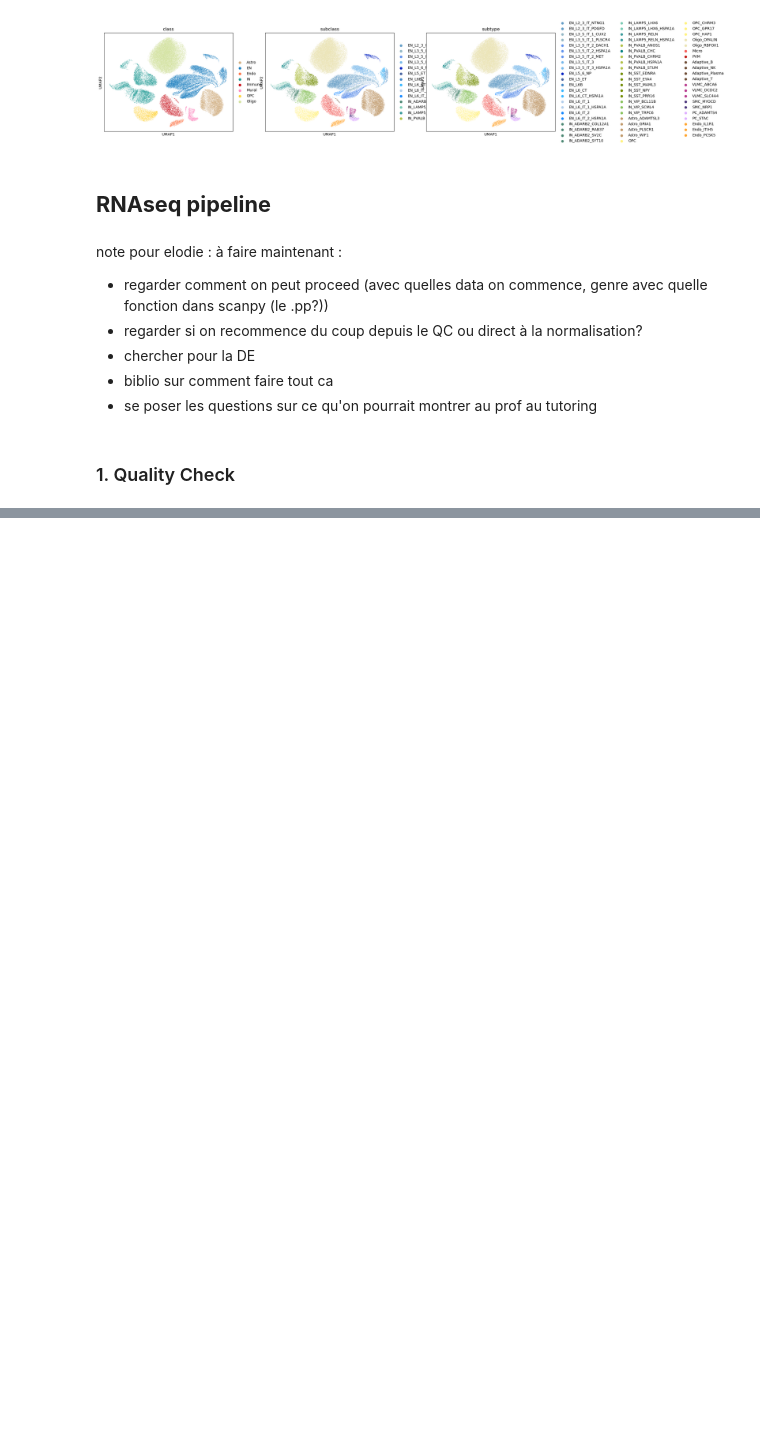
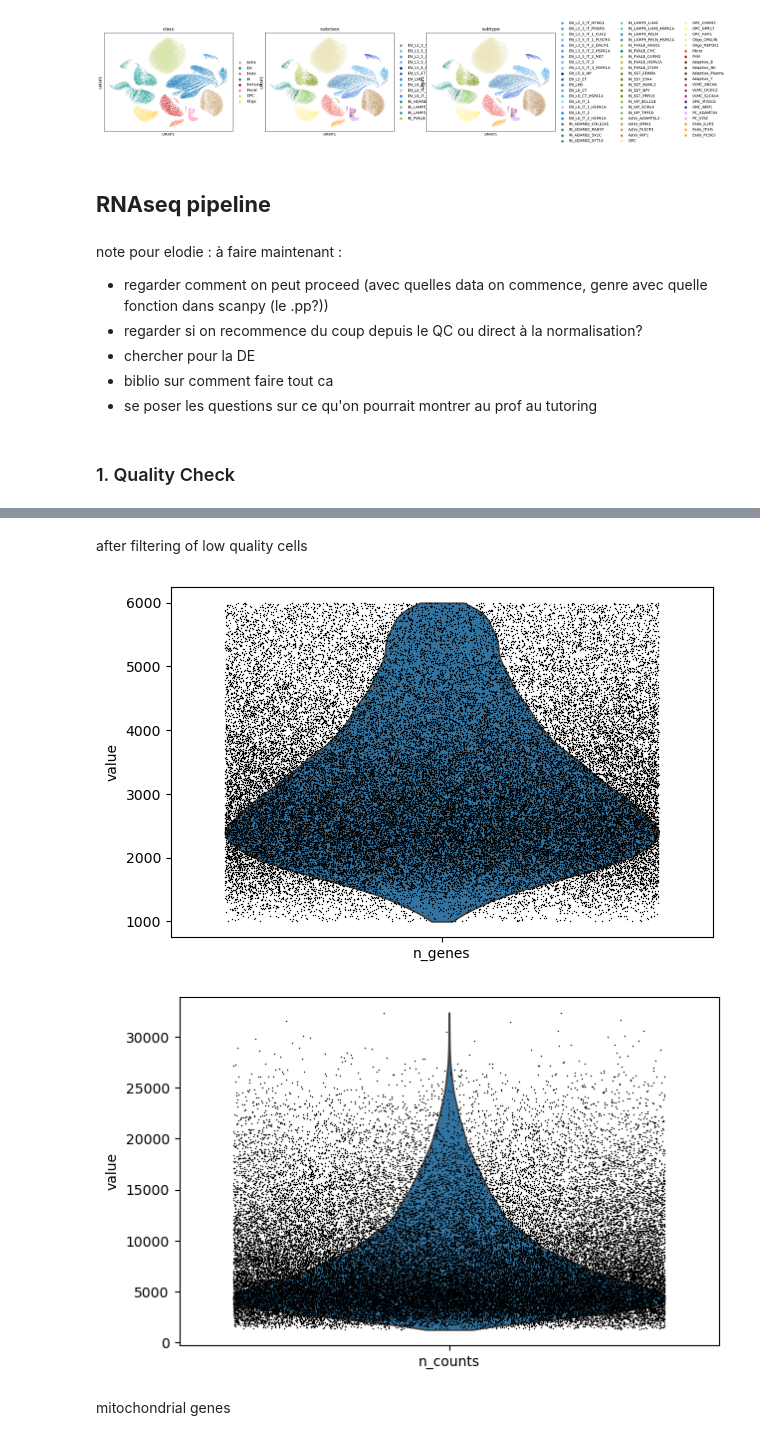
Before and after one commit to elodiehusson/transcriptomics-code, a Jupyter notebook: visualiser 60k cells.ipynb, the cells around one changed output, grey strips where cells are left out. Cells and saved outputs as stored; diff of their text form; code cells hidden in the pictures; blank space fills up the shorter version.

```diff
--- a/visualiser 60k cells.ipynb
+++ b/visualiser 60k cells.ipynb
@@ -127,0 +122,15 @@ sc.pl.violin(adata, ['n_genes', 'n_counts'], jitter=0.4)
+# %% [markdown]
+after filtering of low quality cells
+# %%
+# 3. application of filters
+adata = adata[adata.obs['n_genes'] < 6000, :] # cutoff seems to be 6000 genes
+adata = adata[adata.obs['n_counts'] < 40000, :] # cutoff seems to be 40000 counts
+
+# 4. visualisation of QC metrics after filtering
+sc.pl.violin(adata, 'n_genes', jitter=0.4) # violin plot of number of genes per cell
+sc.pl.violin(adata, 'n_counts', jitter=0.4) # violin plot of number of counts per cell
+# %% [output]
+[figure, added]
+[figure, added]
+# %% [markdown]
+mitochondrial genes
```
Also changed, not shown: parts of 9 cells of this notebook.
